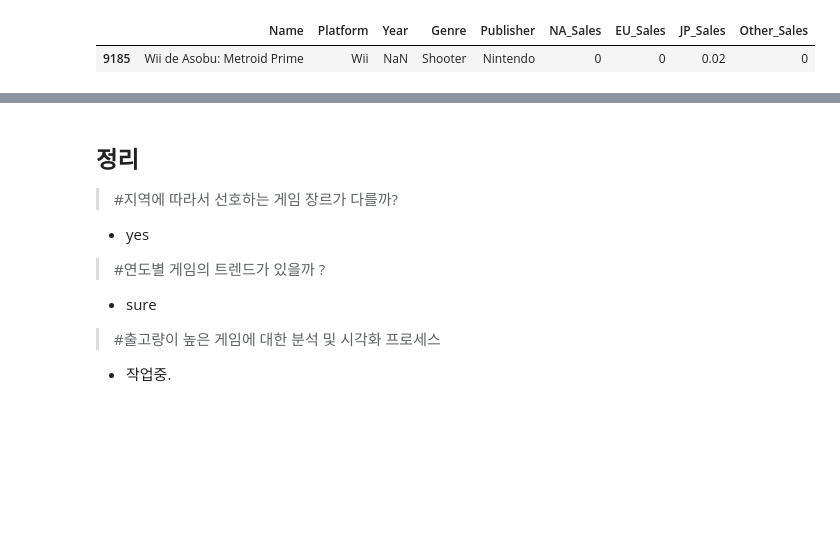
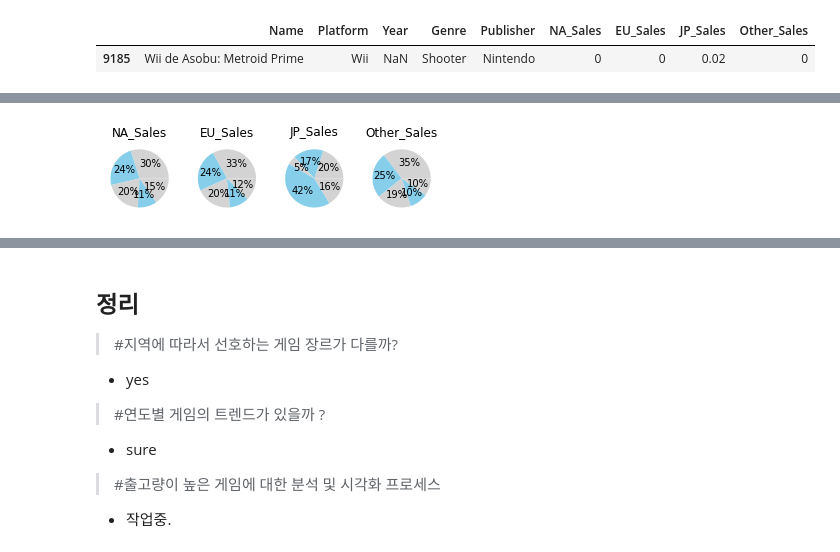
Before and after one commit to letssoar/CodeStatesProject, a Jupyter notebook: section1/colab_1.ipynb, the cells around one changed output, grey strips where cells are left out. Saved outputs shown, nothing was run; the diff lists cells and outputs as text; code cells hidden in the pictures; blank space fills up the shorter version.

Commit message:
genre grouping

```diff
--- a/section1/colab_1.ipynb
+++ b/section1/colab_1.ipynb
@@ -135,7 +158,18 @@ dtype: int64
 #선호하는 게임은 많이 팔린 게임이라고 가정.
 #지역별 많이 팔린 장르별 내림차순.
 
-# - [ ]  지역으로 그룹화
-# - [ ]  많이 팔린 게임 순 정렬
+# - [x]  지역으로 그룹화
+# - [x]  많이 팔린 게임 순 정렬
 # - [ ]  어느지역에서 어떤 장르가 많이 팔렸는지 시각화
 # - [ ]  scatter plot 하면 될거 같은데.
+
+df1['Total_Sales'] = df1['NA_Sales'] + df1['EU_Sales'] + df1['JP_Sales'] + df1['Other_Sales']
+
+salesAll =[x for x in sales]
+salesAll.append('Total_Sales')
+salesAll
+
+
+df_Genre = df1.groupby('Genre')[salesAll].sum()
+df_Genre.sort_values(by='Total_Sales',ascending=False ,inplace=True)
+df_Genre#['Total_Sales']
@@ -141,0 +191,29 @@ dtype: int64
+# %%
+# ratio = df1['NA_Sales'].value_counts(normalize=True) # normalize는 비율을 나타내 주는 파라미터
+# ratio = round(ratio,2)
+#print( ratio.max)
+# ratio = df1['NA_Sales']
+#ratio.hist( )
+# print(ratio)
+
+
+for i,v in enumerate(sales):
+    plt.subplot(1, 4, i+1)
+    plt.pie( df_Genre[v].head() , autopct='%.0f%%',colors=['lightgrey', 'skyblue'])
+    plt.title(v);
+
+#df1.head()
+# sns.countplot(data=df_Genre['Total_Sales'], color='orange')
+# plt.show();
+
+# 	NA_Sales	EU_Sales	JP_Sales	Other_Sales	Total_Sales
+# Genre
+# Action	801.89	486.60	149.85	176.14	1614.48
+# Adventure	97.29	60.65	49.20	16.06	223.20
+
+# print('-'*100)
+#NA_Sales
+# print('Action/Total =' , round(801.89/1614.48,2) )
+# print('Adventure/Total =' , round(97.29/223.20,2) )
+# %% [output]
+[figure, added]
```
Also changed, not shown: parts of 8 cells of this notebook.
